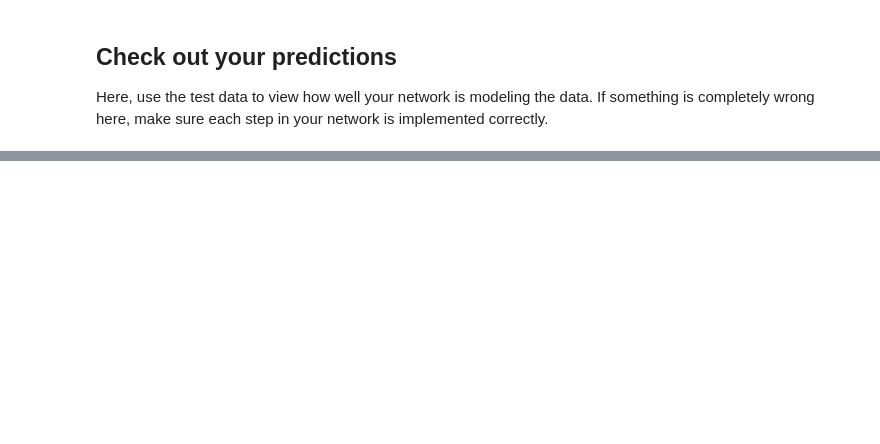
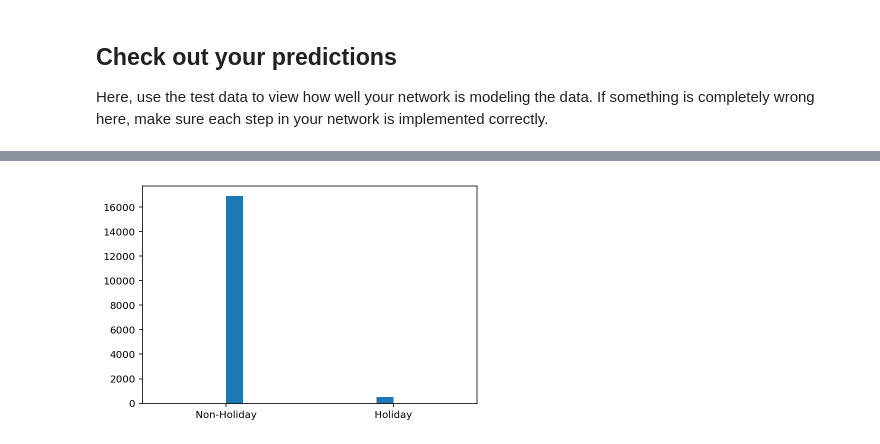
Before and after one commit to bthecohen/deep-learning, a Jupyter notebook: first-neural-network/Your_first_neural_network.ipynb, the cells around one changed output, grey strips where cells are left out. Saved outputs shown, nothing was run; the diff lists cells and outputs as text; code cells hidden in the pictures; blank space fills up the shorter version.

```diff
--- a/first-neural-network/Your_first_neural_network.ipynb
+++ b/first-neural-network/Your_first_neural_network.ipynb
@@ -298,0 +283,10 @@ Answer these questions about your results. How well does the model predict the d
+# %%
+ax = plt.subplot(1, 1, 1)
+rides.holiday.hist()
+ax.set_xticks((0, 1))
+ax.set_xticklabels(('Non-Holiday', 'Holiday'))
+ax.set_xlim((-0.5, 1.5))
+ax.grid(False)
+plt.show()
+# %% [output]
+[figure, added]
```
Also changed, not shown: parts of 9 cells of this notebook, 1 other file.
